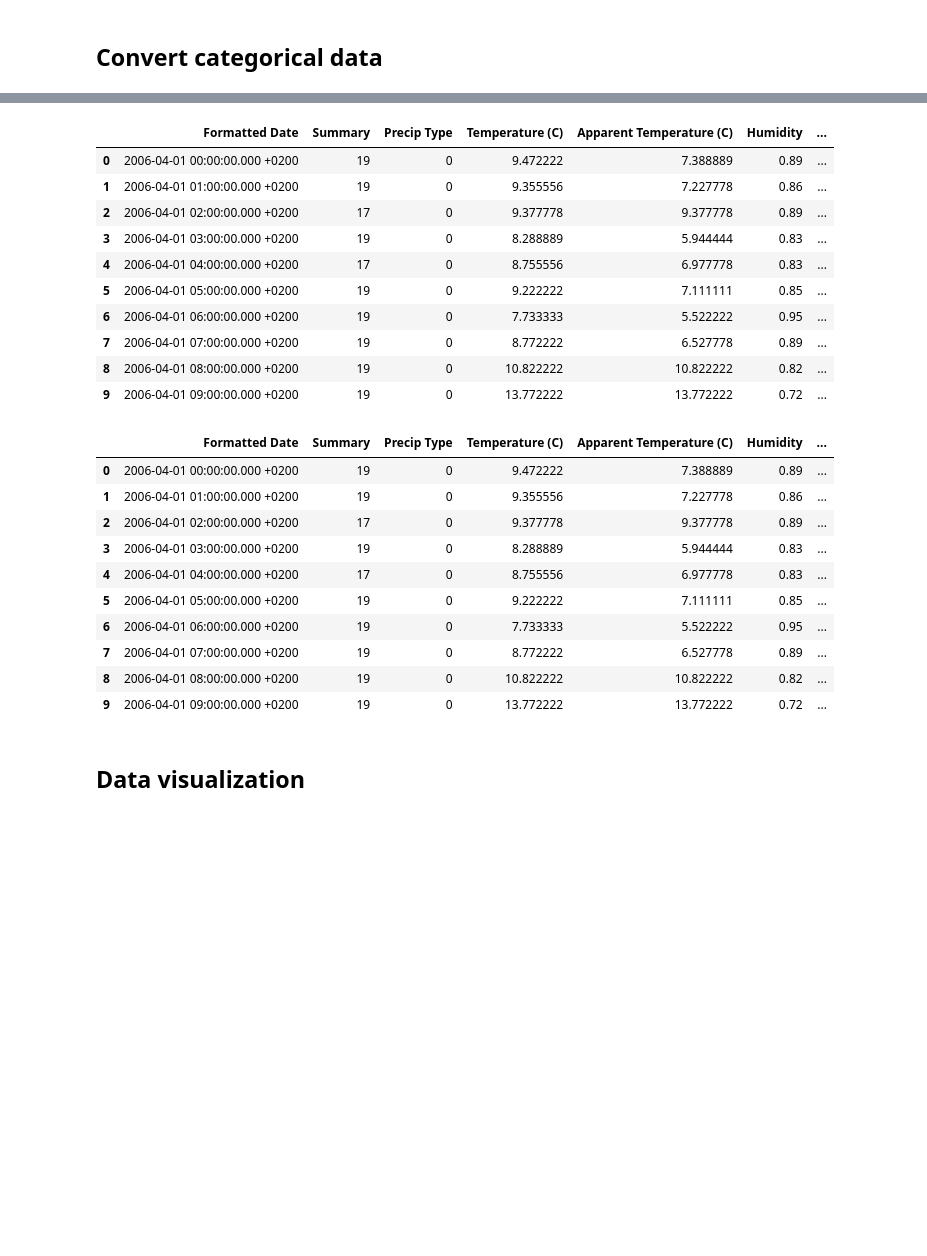
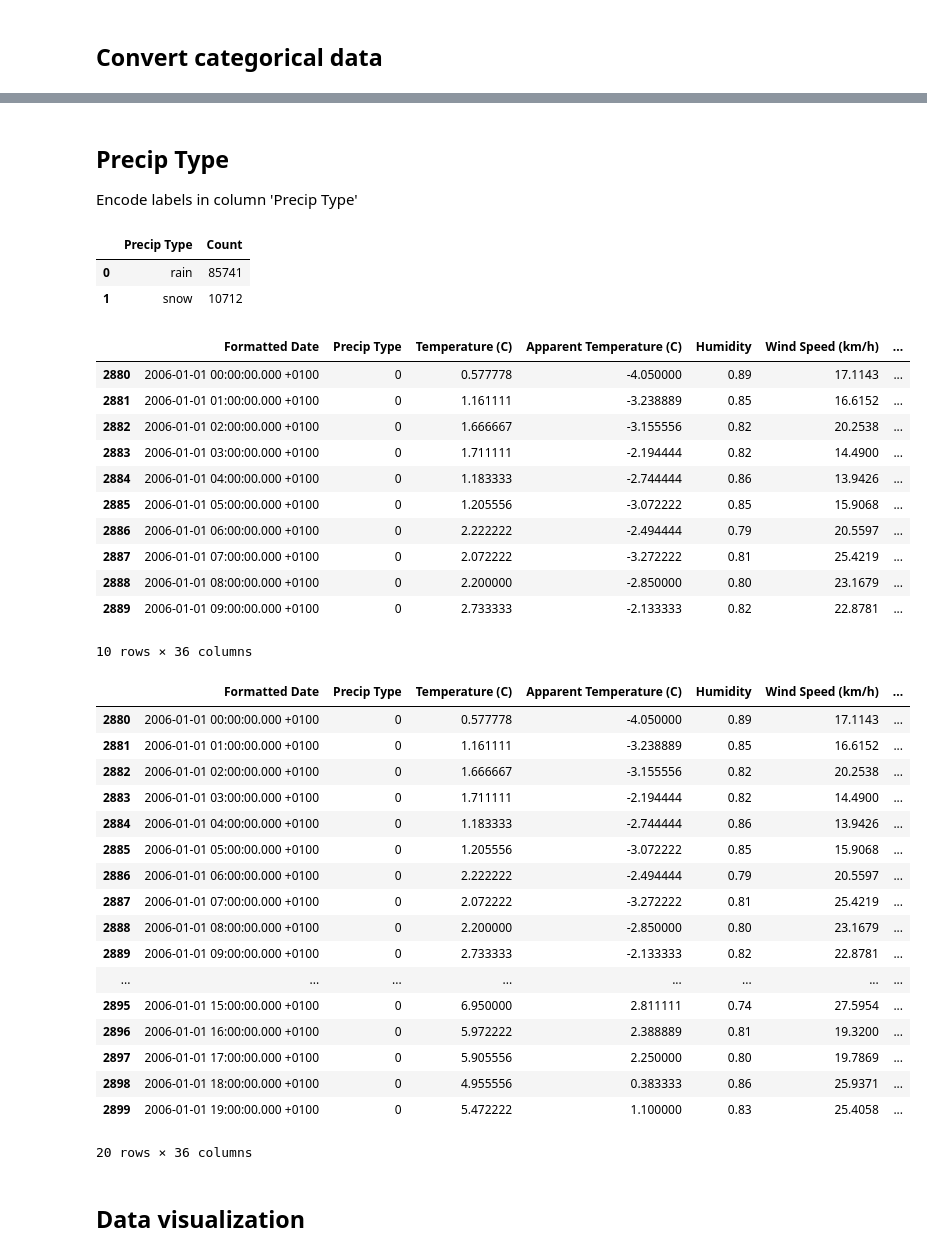
Before and after one commit to hoainamnv34/Weather_forecast, a Jupyter notebook: Data_Preprocessing.ipynb, the cells around one changed output, grey strips where cells are left out. Saved outputs shown, nothing was run; the diff lists cells and outputs as text; code cells hidden in the pictures; blank space fills up the shorter version.

```diff
--- a/Data_Preprocessing.ipynb
+++ b/Data_Preprocessing.ipynb
@@ -63,3 +85,5 @@ dtype: int64
+# %%
+df_weather = df_weather.sort_values(by='Formatted Date')
 # %% [markdown]
 ## Missing Value Detection
 # %%
@@ -147,0 +211,3 @@ Index(['Formatted Date', 'Summary', 'Precip Type', 'Temperature (C)',
+# %%
+df_weather = pd.get_dummies(df_weather, columns = ['Summary'])
+print(df_weather)
@@ -148,34 +232,52 @@ Index(['Formatted Date', 'Summary', 'Precip Type', 'Temperature (C)',
+# %% [markdown]
+## Precip Type
+Encode labels in column 'Precip Type'
+# %%
+precip_Label= df_weather["Precip Type"].value_counts().reset_index()
+precip_Label.columns=["Precip Type","Count"]
+precip_Label
+# %% [output]
+|  | Precip Type | Count |
+| 0 | rain | 85741 |
+| 1 | snow | 10712 |
 # %%
 le = LabelEncoder()
 df_weather['Precip Type']=le.fit_transform(df_weather['Precip Type'])
-df_weather['Summary']=le.fit_transform(df_weather['Summary'])
 df_weather.head(10)
 # %% [output]
-|  | Formatted Date | Summary | Precip Type | Temperature (C) | Apparent Temperature (C) | Humidity | ... |
-| 0 | 2006-04-01 00:00:00.000 +0200 | 19 | 0 | 9.472222 | 7.388889 | 0.89 | ... |
-| 1 | 2006-04-01 01:00:00.000 +0200 | 19 | 0 | 9.355556 | 7.227778 | 0.86 | ... |
-| 2 | 2006-04-01 02:00:00.000 +0200 | 17 | 0 | 9.377778 | 9.377778 | 0.89 | ... |
-| 3 | 2006-04-01 03:00:00.000 +0200 | 19 | 0 | 8.288889 | 5.944444 | 0.83 | ... |
-| 4 | 2006-04-01 04:00:00.000 +0200 | 17 | 0 | 8.755556 | 6.977778 | 0.83 | ... |
-| 5 | 2006-04-01 05:00:00.000 +0200 | 19 | 0 | 9.222222 | 7.111111 | 0.85 | ... |
-| 6 | 2006-04-01 06:00:00.000 +0200 | 19 | 0 | 7.733333 | 5.522222 | 0.95 | ... |
-| 7 | 2006-04-01 07:00:00.000 +0200 | 19 | 0 | 8.772222 | 6.527778 | 0.89 | ... |
-| 8 | 2006-04-01 08:00:00.000 +0200 | 19 | 0 | 10.822222 | 10.822222 | 0.82 | ... |
-| 9 | 2006-04-01 09:00:00.000 +0200 | 19 | 0 | 13.772222 | 13.772222 | 0.72 | ... |
+|  | Formatted Date | Precip Type | Temperature (C) | Apparent Temperature (C) | Humidity | Wind Speed (km/h) | ... |
+| 2880 | 2006-01-01 00:00:00.000 +0100 | 0 | 0.577778 | -4.050000 | 0.89 | 17.1143 | ... |
+| 2881 | 2006-01-01 01:00:00.000 +0100 | 0 | 1.161111 | -3.238889 | 0.85 | 16.6152 | ... |
+| 2882 | 2006-01-01 02:00:00.000 +0100 | 0 | 1.666667 | -3.155556 | 0.82 | 20.2538 | ... |
+| 2883 | 2006-01-01 03:00:00.000 +0100 | 0 | 1.711111 | -2.194444 | 0.82 | 14.4900 | ... |
+| 2884 | 2006-01-01 04:00:00.000 +0100 | 0 | 1.183333 | -2.744444 | 0.86 | 13.9426 | ... |
+| 2885 | 2006-01-01 05:00:00.000 +0100 | 0 | 1.205556 | -3.072222 | 0.85 | 15.9068 | ... |
+| 2886 | 2006-01-01 06:00:00.000 +0100 | 0 | 2.222222 | -2.494444 | 0.79 | 20.5597 | ... |
+| 2887 | 2006-01-01 07:00:00.000 +0100 | 0 | 2.072222 | -3.272222 | 0.81 | 25.4219 | ... |
+| 2888 | 2006-01-01 08:00:00.000 +0100 | 0 | 2.200000 | -2.850000 | 0.80 | 23.1679 | ... |
+| 2889 | 2006-01-01 09:00:00.000 +0100 | 0 | 2.733333 | -2.133333 | 0.82 | 22.8781 | ... |
+10 rows × 36 columns
 # %%
-df_weather.head(10)
+df_weather.head(20)
 # %% [output]
-|  | Formatted Date | Summary | Precip Type | Temperature (C) | Apparent Temperature (C) | Humidity | ... |
-| 0 | 2006-04-01 00:00:00.000 +0200 | 19 | 0 | 9.472222 | 7.388889 | 0.89 | ... |
-| 1 | 2006-04-01 01:00:00.000 +0200 | 19 | 0 | 9.355556 | 7.227778 | 0.86 | ... |
-| 2 | 2006-04-01 02:00:00.000 +0200 | 17 | 0 | 9.377778 | 9.377778 | 0.89 | ... |
-| 3 | 2006-04-01 03:00:00.000 +0200 | 19 | 0 | 8.288889 | 5.944444 | 0.83 | ... |
-| 4 | 2006-04-01 04:00:00.000 +0200 | 17 | 0 | 8.755556 | 6.977778 | 0.83 | ... |
-| 5 | 2006-04-01 05:00:00.000 +0200 | 19 | 0 | 9.222222 | 7.111111 | 0.85 | ... |
-| 6 | 2006-04-01 06:00:00.000 +0200 | 19 | 0 | 7.733333 | 5.522222 | 0.95 | ... |
-| 7 | 2006-04-01 07:00:00.000 +0200 | 19 | 0 | 8.772222 | 6.527778 | 0.89 | ... |
-| 8 | 2006-04-01 08:00:00.000 +0200 | 19 | 0 | 10.822222 | 10.822222 | 0.82 | ... |
-| 9 | 2006-04-01 09:00:00.000 +0200 | 19 | 0 | 13.772222 | 13.772222 | 0.72 | ... |
+|  | Formatted Date | Precip Type | Temperature (C) | Apparent Temperature (C) | Humidity | Wind Speed (km/h) | ... |
+| 2880 | 2006-01-01 00:00:00.000 +0100 | 0 | 0.577778 | -4.050000 | 0.89 | 17.1143 | ... |
+| 2881 | 2006-01-01 01:00:00.000 +0100 | 0 | 1.161111 | -3.238889 | 0.85 | 16.6152 | ... |
+| 2882 | 2006-01-01 02:00:00.000 +0100 | 0 | 1.666667 | -3.155556 | 0.82 | 20.2538 | ... |
+| 2883 | 2006-01-01 03:00:00.000 +0100 | 0 | 1.711111 | -2.194444 | 0.82 | 14.4900 | ... |
+| 2884 | 2006-01-01 04:00:00.000 +0100 | 0 | 1.183333 | -2.744444 | 0.86 | 13.9426 | ... |
+| 2885 | 2006-01-01 05:00:00.000 +0100 | 0 | 1.205556 | -3.072222 | 0.85 | 15.9068 | ... |
+| 2886 | 2006-01-01 06:00:00.000 +0100 | 0 | 2.222222 | -2.494444 | 0.79 | 20.5597 | ... |
+| 2887 | 2006-01-01 07:00:00.000 +0100 | 0 | 2.072222 | -3.272222 | 0.81 | 25.4219 | ... |
+| 2888 | 2006-01-01 08:00:00.000 +0100 | 0 | 2.200000 | -2.850000 | 0.80 | 23.1679 | ... |
+| 2889 | 2006-01-01 09:00:00.000 +0100 | 0 | 2.733333 | -2.133333 | 0.82 | 22.8781 | ... |
+| ... | ... | ... | ... | ... | ... | ... | ... |
+| 2895 | 2006-01-01 15:00:00.000 +0100 | 0 | 6.950000 | 2.811111 | 0.74 | 27.5954 | ... |
+| 2896 | 2006-01-01 16:00:00.000 +0100 | 0 | 5.972222 | 2.388889 | 0.81 | 19.3200 | ... |
+| 2897 | 2006-01-01 17:00:00.000 +0100 | 0 | 5.905556 | 2.250000 | 0.80 | 19.7869 | ... |
+| 2898 | 2006-01-01 18:00:00.000 +0100 | 0 | 4.955556 | 0.383333 | 0.86 | 25.9371 | ... |
+| 2899 | 2006-01-01 19:00:00.000 +0100 | 0 | 5.472222 | 1.100000 | 0.83 | 25.4058 | ... |
+20 rows × 36 columns
 # %% [markdown]
 ## Data visualization
 # %%
```
Also changed, not shown: parts of 19 cells of this notebook, 5 other files.
